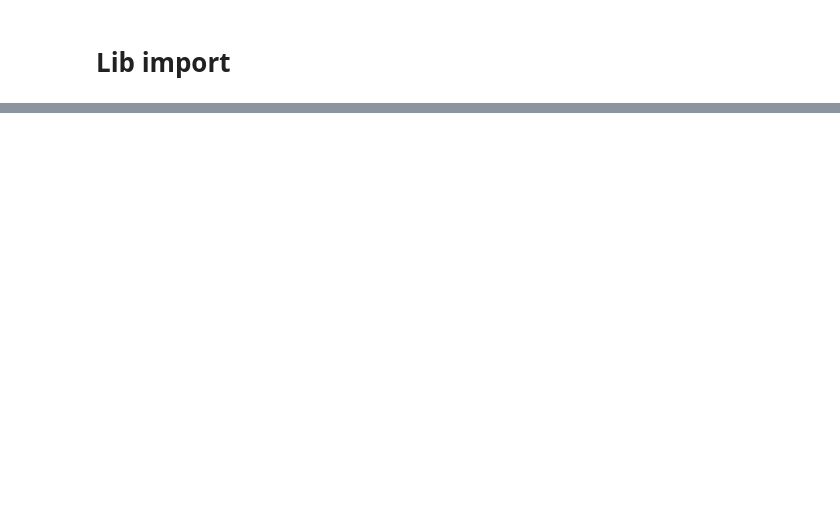
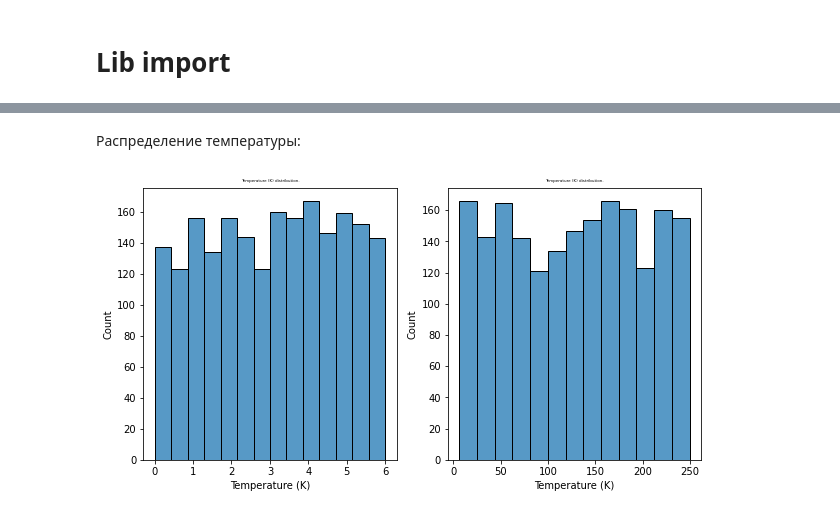
Before and after one commit to PolMix/nems_ai, a Jupyter notebook: Data Review/Data_Review.ipynb, the cells around one changed output, grey strips where cells are left out. Saved outputs shown, nothing was run; the diff lists cells and outputs as text; code cells hidden in the pictures; blank space fills up the shorter version.

```diff
--- a/Data Review/Data_Review.ipynb
+++ b/Data Review/Data_Review.ipynb
@@ -107,0 +80,19 @@ fig.show()
+# %%
+def plot_temperature(df, temp_index, col_names):
+    fig, ax = plt.subplots(nrows=1, ncols=2, figsize=(10, 5))
+    df_low, df_high = sort_by_temperature(df=df, threshold=6)
+    for j in range(0, 2):
+        if j == 0:
+            sns.histplot(df_low.iloc[:, temp_index], ax=ax[j])
+        else:
+            sns.histplot(df_high.iloc[:, temp_index], ax=ax[j])
+        ax[j].set_title(f"{col_names[temp_index]} distribution.", fontsize=4)
+        ax[j].set_xlabel(col_names[temp_index])
+        ax[j].set_ylabel('Count')
+    plt.show()
+# %% [markdown]
+Распределение температуры:
+# %%
+plot_temperature(df=df, temp_index=4, col_names=col_names)
+# %% [output]
+[figure, added]
```
Also changed, not shown: parts of 36 cells of this notebook.
